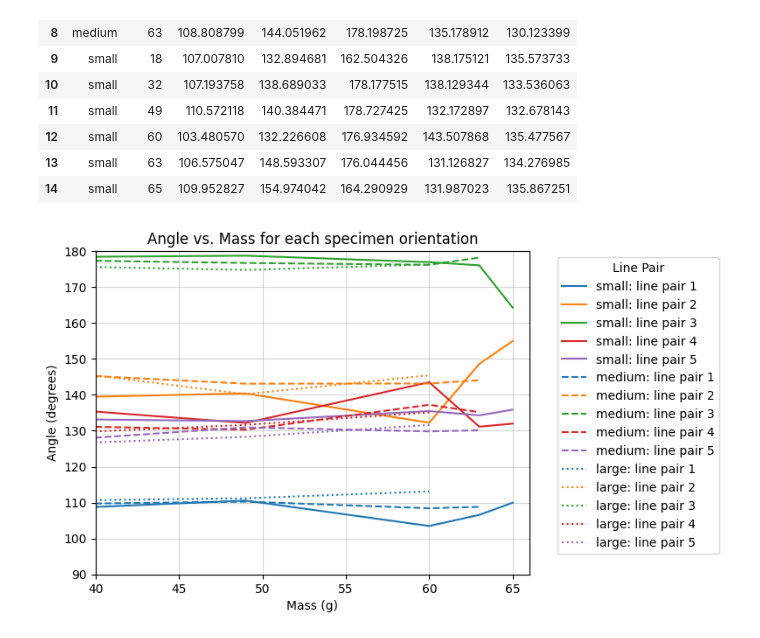
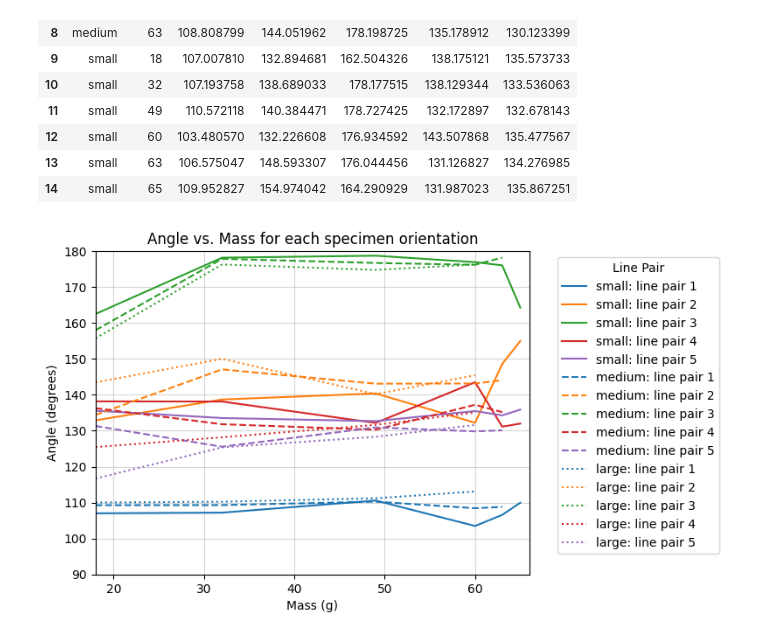
Before and after one commit to fxn-m/soft-robotics, a Jupyter notebook: analysis.ipynb, the cells around one changed output. Cells and saved outputs as stored; diff of their text form; code cells hidden in the pictures.

```diff
--- a/analysis.ipynb
+++ b/analysis.ipynb
@@ -78,7 +101,7 @@ mass_results_avg
 fig, ax = plt.subplots()
 
 def plot_mass_results(data, object):
-    ax.set_xlim(40, 66)
+    ax.set_xlim(18, 66)
     ax.set_ylim(90, 180)
     # for the subset of data where object=='small', plot mass on x axis, angle on y axis, and color code by line pair
     data = data[data['object'] == object]
@@ -93,31 +116,31 @@ def plot_mass_results(data, object):
     # Set the linestyle for the plot depending on the object with a switch case
     match(object):
         case 'small':
             linestyle = '-'
         case 'medium':
             linestyle = '--'
         case 'large':
             linestyle = ':'
 
     for line_pair in ['line_pair_1', 'line_pair_2', 'line_pair_3', 'line_pair_4', 'line_pair_5']:
         plt.plot(data['mass'], data[line_pair],
                  label=object + ': ' + ' '.join(line_pair.split('_')), linestyle=linestyle, color=colors[line_pair])
 
     ax.legend(title='Line Pair', bbox_to_anchor=(1.05, 1), loc='upper left')
 
 # Set the x-axis and y-axis labels
 ax.set_xlabel('Mass (g)')
 ax.set_ylabel('Angle (degrees)')
 ax.set_title(f'Angle vs. Mass for each specimen orientation')
 ax.grid(alpha=0.5)
 
 for object in ['small', 'medium', 'large']:
     plot_mass_results(mass_results_avg, object)
 
 # Export the plot as a PNG
 plt.savefig('mass_vs_angle.png', bbox_inches='tight', dpi=600)
 
 # Display the plots
 plt.show()
 # %% [output]
-[figure, old version]
+[figure, new version]
```
Also changed, not shown: parts of 5 cells of this notebook, 5 other files.
